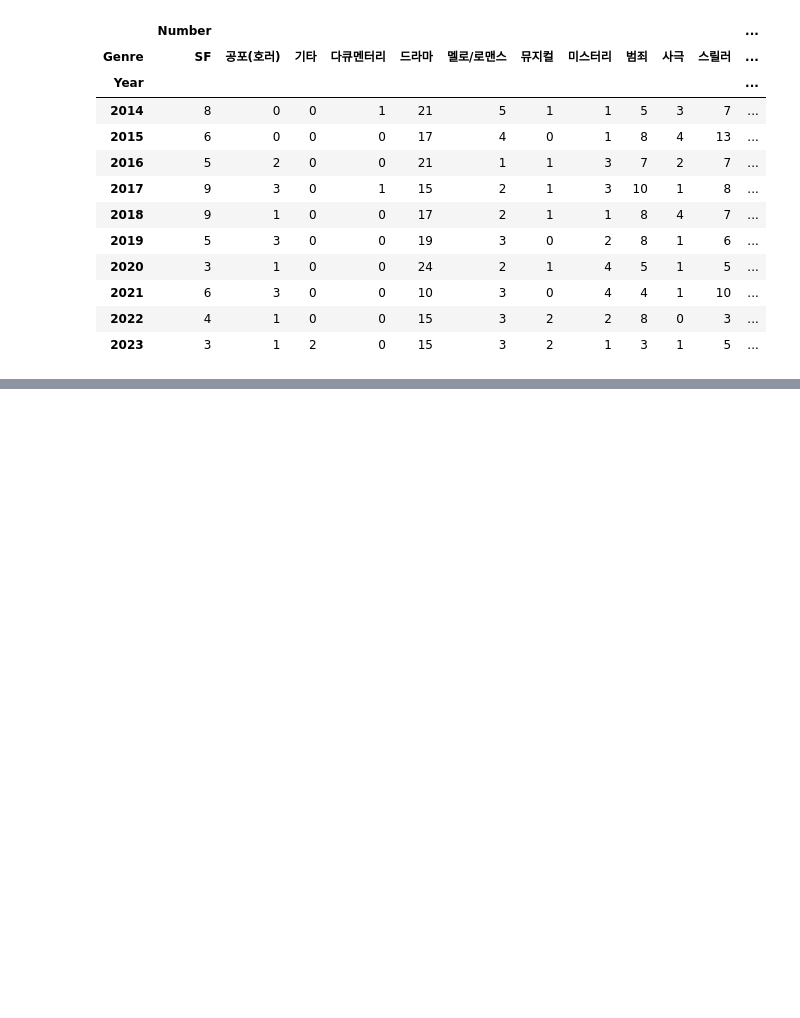
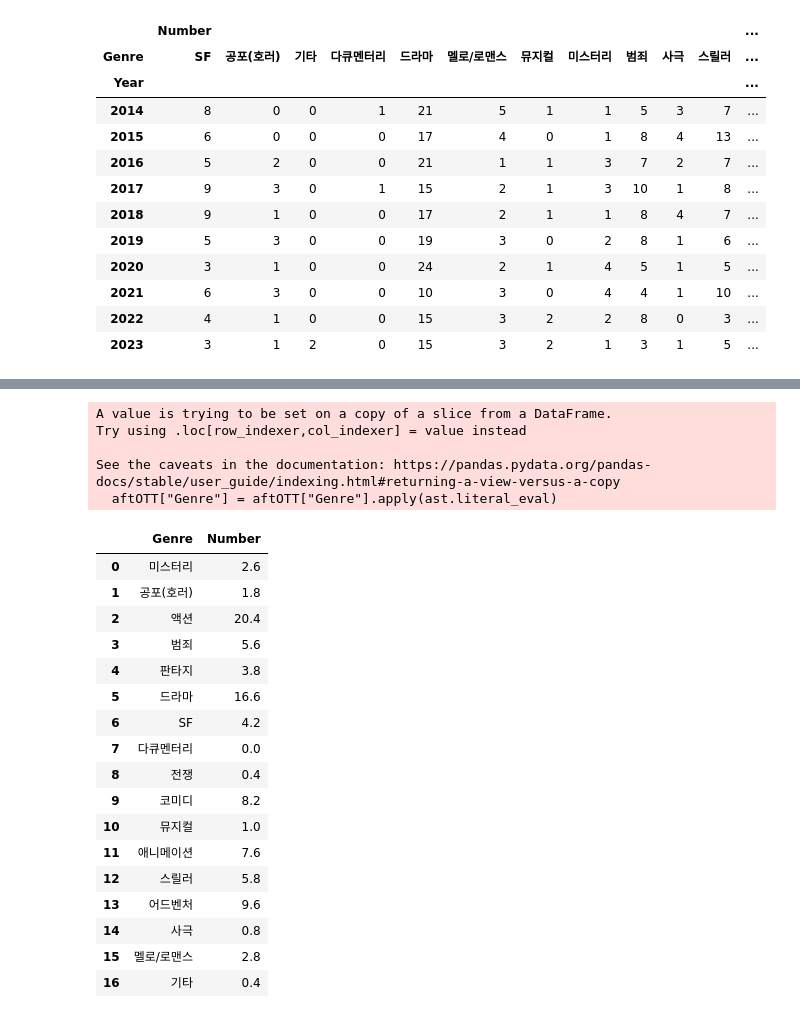
Before and after one commit to addinedu-ros-8th/eda-repo-1, a Jupyter notebook: src/ott_yearly_genre_analysis.ipynb, the cells around one changed output, grey strips where cells are left out. Saved outputs shown, nothing was run; the diff lists cells and outputs as text; code cells hidden in the pictures; blank space fills up the shorter version.

```diff
--- a/src/ott_yearly_genre_analysis.ipynb
+++ b/src/ott_yearly_genre_analysis.ipynb
@@ -171,0 +218,41 @@ genre_total
+# %%
+numOfGenreAftOTT = []
+
+aftOTT = raw_data[(raw_data["Year"] >= 2019) & (raw_data["Year"] <= 2023)]
+
+aftOTT["Genre"] = aftOTT["Genre"].apply(ast.literal_eval)
+all_genres = aftOTT["Genre"].explode()
+
+
+for genre in genres:
+    count = all_genres[all_genres == genre].count()
+    count = count/5
+    numOfGenreAftOTT.append(count)
+
+data = {"Genre" : genres, "Number" : numOfGenreAftOTT}
+num_of_genre_bef_ott = pd.DataFrame(data)
+num_of_genre_bef_ott
+# %% [output]
+A value is trying to be set on a copy of a slice from a DataFrame.
+Try using .loc[row_indexer,col_indexer] = value instead
+
+See the caveats in the documentation: https://pandas.pydata.org/pandas-docs/stable/user_guide/indexing.html#returning-a-view-versus-a-copy
+  aftOTT["Genre"] = aftOTT["Genre"].apply(ast.literal_eval)
+|  | Genre | Number |
+| 0 | 미스터리 | 2.6 |
+| 1 | 공포(호러) | 1.8 |
+| 2 | 액션 | 20.4 |
+| 3 | 범죄 | 5.6 |
+| 4 | 판타지 | 3.8 |
+| 5 | 드라마 | 16.6 |
+| 6 | SF | 4.2 |
+| 7 | 다큐멘터리 | 0.0 |
+| 8 | 전쟁 | 0.4 |
+| 9 | 코미디 | 8.2 |
+| 10 | 뮤지컬 | 1.0 |
+| 11 | 애니메이션 | 7.6 |
+| 12 | 스릴러 | 5.8 |
+| 13 | 어드벤처 | 9.6 |
+| 14 | 사극 | 0.8 |
+| 15 | 멜로/로맨스 | 2.8 |
+| 16 | 기타 | 0.4 |
```
Also changed, not shown: parts of 2 cells of this notebook.
